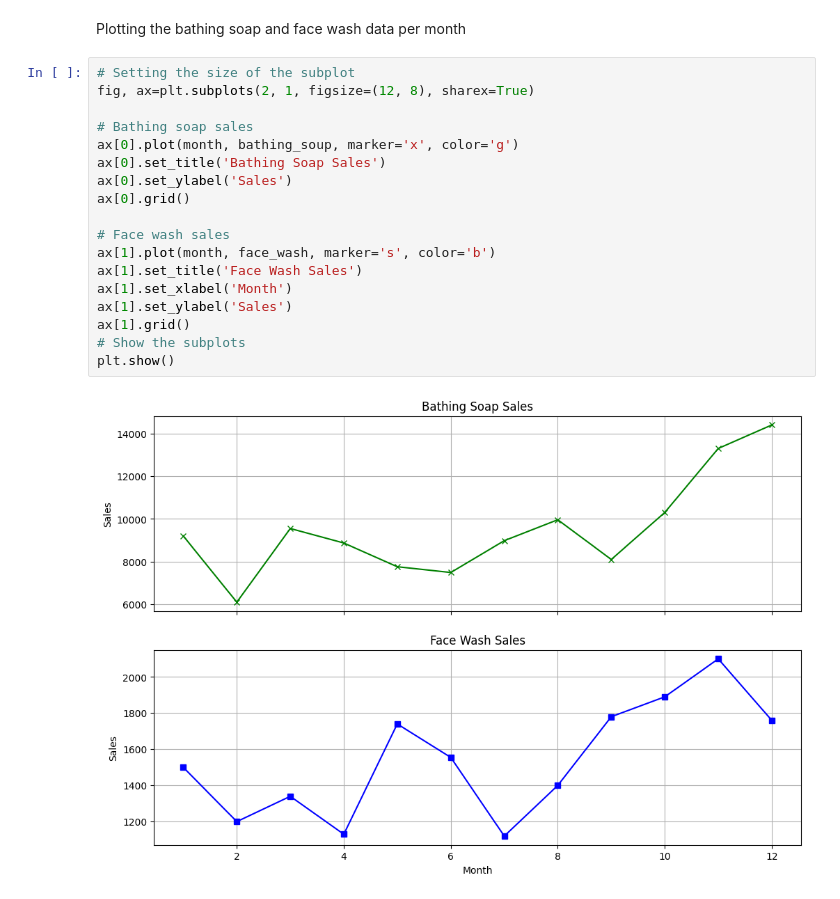
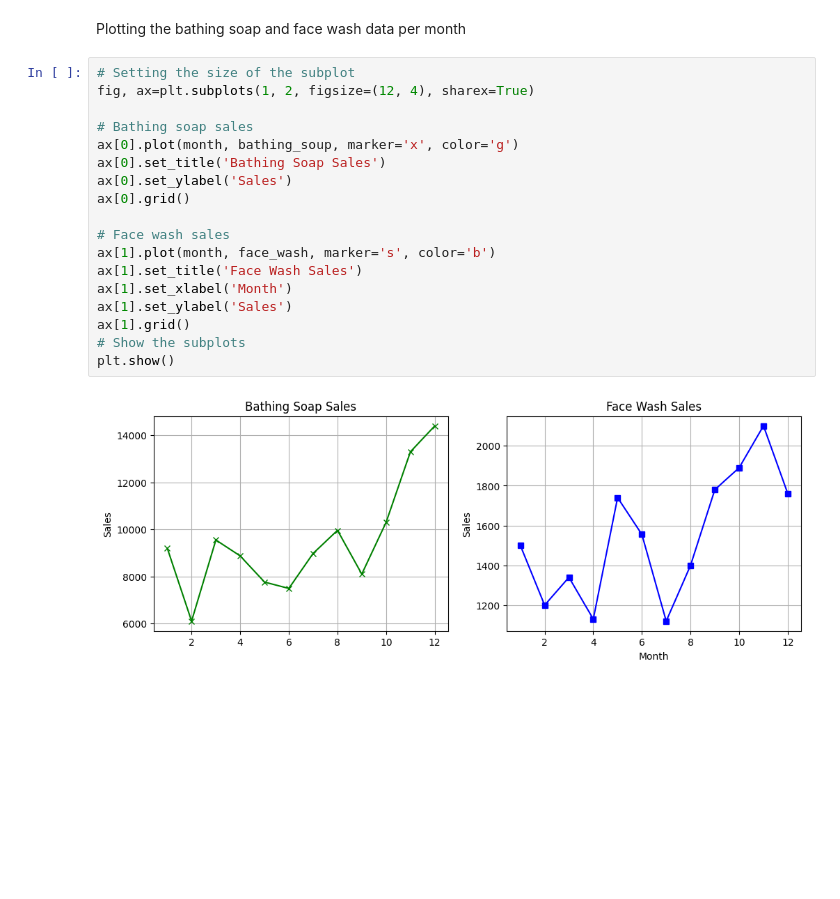
Before and after one commit to SyusufWaliyyi/FlexiSAF_Intership, a Jupyter notebook: Week_2/Week_2_Company_Data_Analysis.ipynb, the cells around one changed output. Cells and saved outputs as stored; diff of their text form; blank space fills up the shorter version.

```diff
--- a/Week_2/Week_2_Company_Data_Analysis.ipynb
+++ b/Week_2/Week_2_Company_Data_Analysis.ipynb
@@ -113,21 +113,21 @@ plt.show()
 Plotting the bathing soap and face wash data per month
 # %%
 # Setting the size of the subplot
-fig, ax=plt.subplots(2, 1, figsize=(12, 8), sharex=True)
+fig, ax=plt.subplots(1, 2, figsize=(12, 4), sharex=True)
 
 # Bathing soap sales
 ax[0].plot(month, bathing_soup, marker='x', color='g')
 ax[0].set_title('Bathing Soap Sales')
 ax[0].set_ylabel('Sales')
 ax[0].grid()
 
 # Face wash sales
 ax[1].plot(month, face_wash, marker='s', color='b')
 ax[1].set_title('Face Wash Sales')
 ax[1].set_xlabel('Month')
 ax[1].set_ylabel('Sales')
 ax[1].grid()
 # Show the subplots
 plt.show()
 # %% [output]
-[figure, old version]
+[figure, new version]
```
Also changed, not shown: 2 other files.
